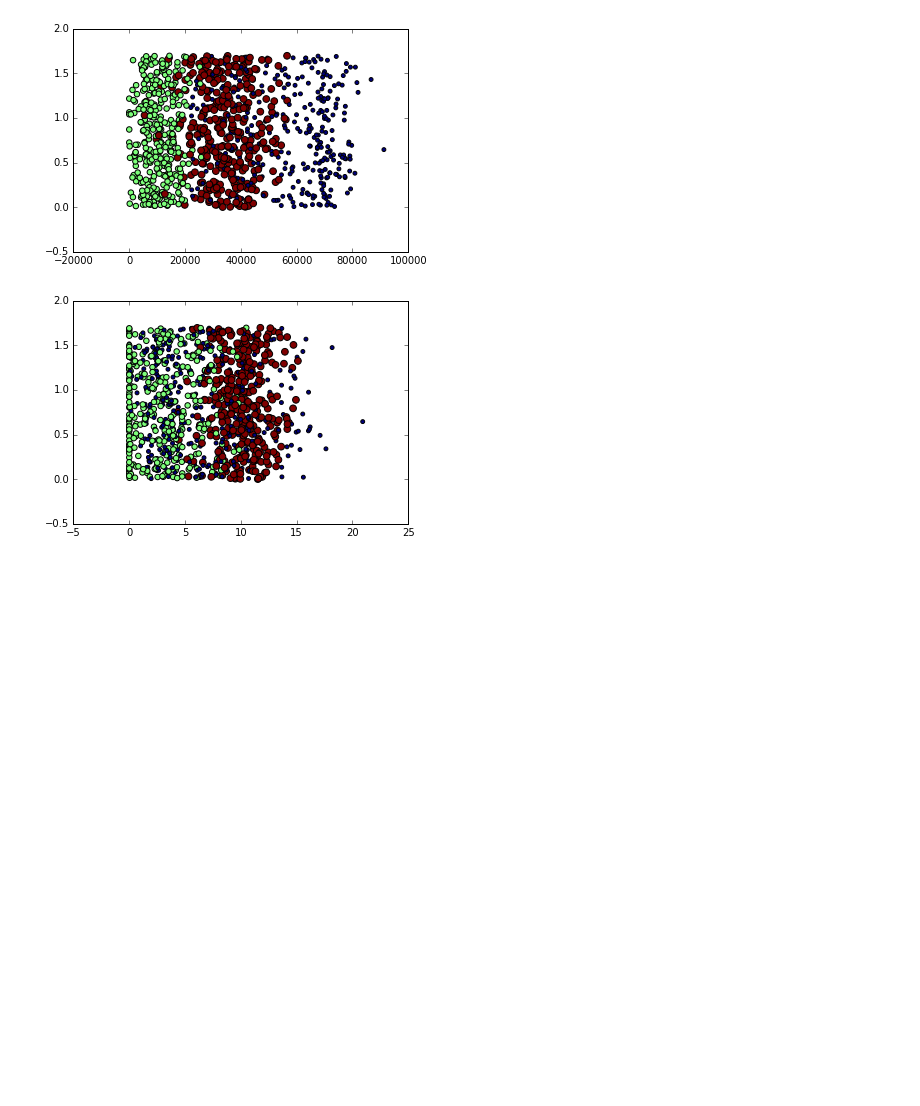
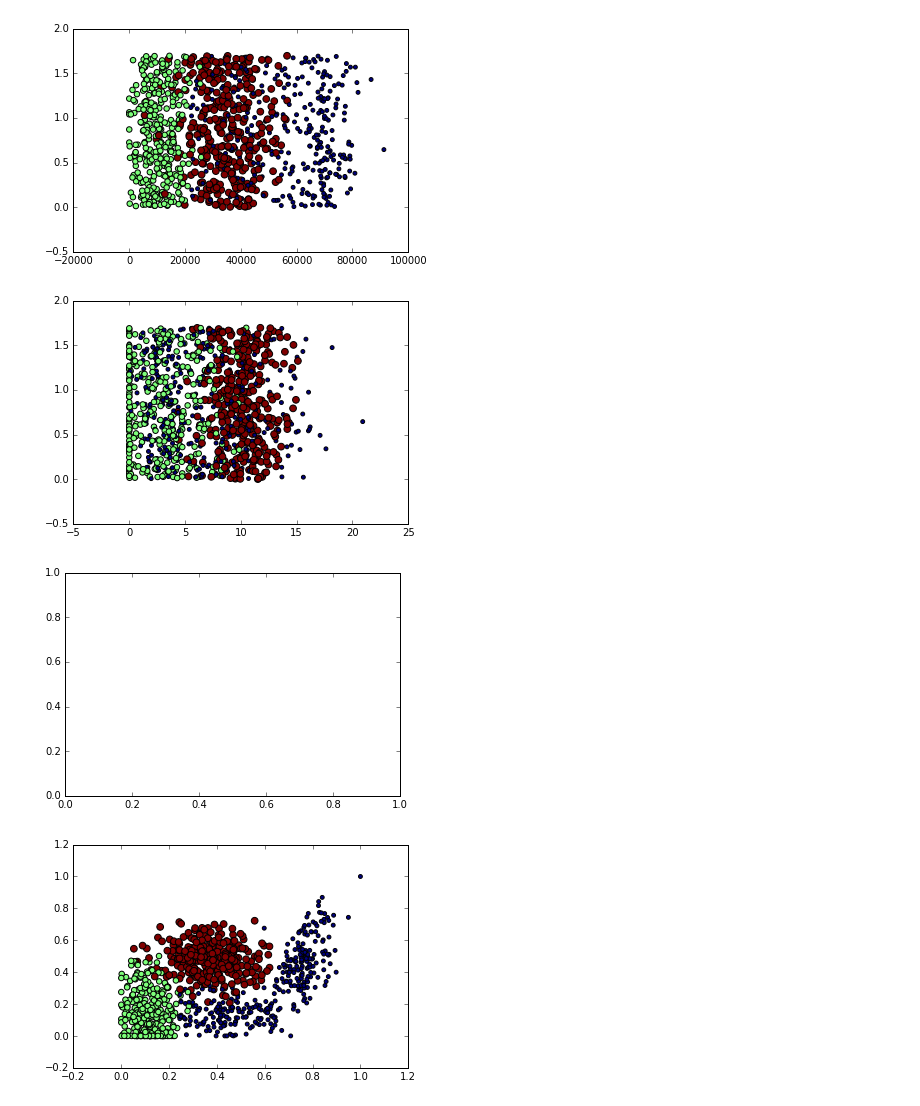
Before and after one commit to juanmadlg/dl-test-notebooks, a Jupyter notebook: Machine Learning - kNN - Improving matches from a dating site with kNN.ipynb, the cells around one changed output. Drawn from its saved outputs; the diff is of its cells as text; code cells hidden in the pictures; blank space fills up the shorter version.

```diff
--- a/Machine Learning - kNN - Improving matches from a dating site with kNN.ipynb
+++ b/Machine Learning - kNN - Improving matches from a dating site with kNN.ipynb
@@ -86,3 +66,29 @@ ax.scatter(datingDataMatrix[:,1],datingDataMatrix[:,2], 15.0 * array(datingLabel
 plt.show()
 # %% [output]
 [figure]
+# %%
+def autoNormalize(dataset):
+    minValue = dataset.min(0)
+    maxValue = dataset.max(0)
+
+    ranges = maxValue-minValue
+
+    normalizedDataSet = zeros(shape(dataset))
+
+    rowsNumber = dataset.shape[0]
+
+    normalizedDataSet = dataset - tile(minValue, (rowsNumber,1))
+    normalizedDataSet = normalizedDataSet/tile(ranges, (rowsNumber,1))
+
+    return normalizedDataSet, ranges, minValue
+# %%
+normalizedDatingMatrix, ranges, minValue = autoNormalize(datingDataMatrix)
+# %%
+figure = plt.figure() # Gets a figure object from matplotlib
+ax = figure.add_subplot(111)
+ax.scatter(normalizedDatingMatrix[:,0],normalizedDatingMatrix[:,1], 15.0 * array(datingLabels), 15.0*array(datingLabels))
+# Colum 1 (flyer miles/year) as X and Column 2 (% videogames) as Y
+plt.show()
+# %% [output]
+[figure, added]
+[figure, added]
```
Also changed, not shown: parts of 6 cells of this notebook.
